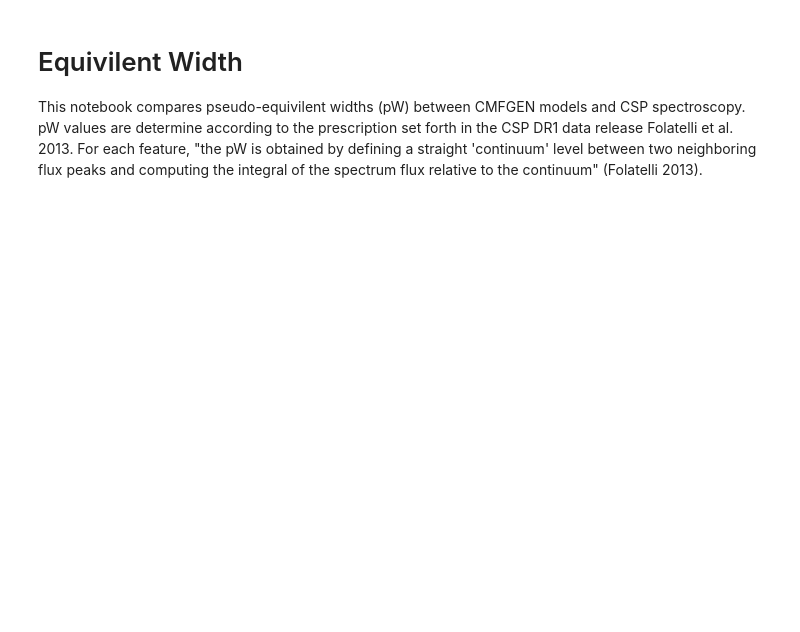
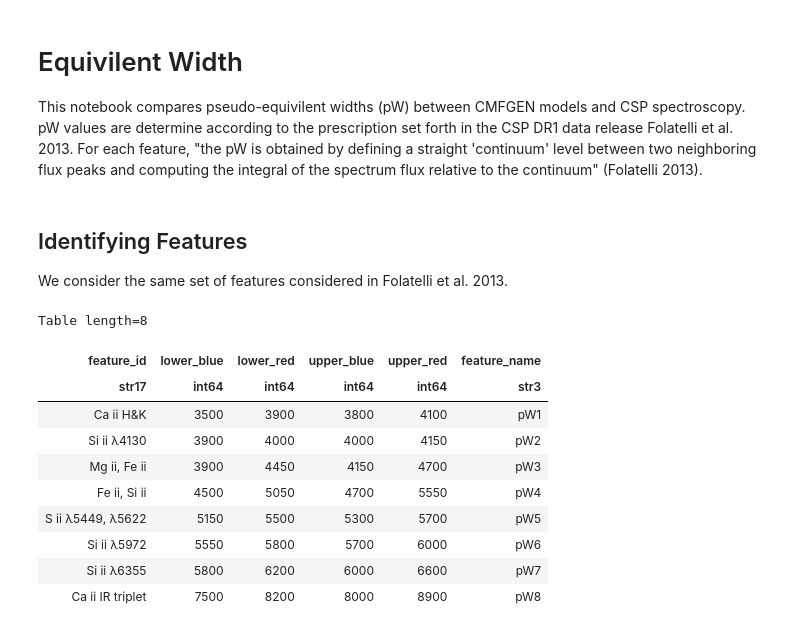
Before and after one commit to mwvgroup/csp-cmfgen, a Jupyter notebook: notebooks/equivalent_width.ipynb, the cells around one changed output. Drawn from its saved outputs; the diff is of its cells as text; code cells hidden in the pictures; blank space fills up the shorter version.

```diff
--- a/notebooks/equivalent_width.ipynb
+++ b/notebooks/equivalent_width.ipynb
@@ -31,6 +32,28 @@ m17 = sncosmo.Model(sncosmo.get_source('CMFGEN', version=1.7))
 model_list = [m102, m104, m14, m17]
 for model in model_list:
     model.add_effect(sncosmo.F99Dust(), 'ext', 'rest')
+# %% [markdown]
+## Identifying Features
+
+We consider the same set of features considered in Folatelli et al. 2013.
+# %%
+# Features are stored as a dict, but we display them as a
+# dictionary for easier mental parsing.
+feature_table = Table(list(ew.features.values()))
+feature_table ['feature_name'] = list(ew.features.keys())
+feature_table
+# %% [output]
+Table length=8
+| feature_id | lower_blue | lower_red | upper_blue | upper_red | feature_name |
+| str17 | int64 | int64 | int64 | int64 | str3 |
+| Ca ii H&K | 3500 | 3900 | 3800 | 4100 | pW1 |
+| Si ii λ4130 | 3900 | 4000 | 4000 | 4150 | pW2 |
+| Mg ii, Fe ii | 3900 | 4450 | 4150 | 4700 | pW3 |
+| Fe ii, Si ii | 4500 | 5050 | 4700 | 5550 | pW4 |
+| S ii λ5449, λ5622 | 5150 | 5500 | 5300 | 5700 | pW5 |
+| Si ii λ5972 | 5550 | 5800 | 5700 | 6000 | pW6 |
+| Si ii λ6355 | 5800 | 6200 | 6000 | 6600 | pW7 |
+| Ca ii IR triplet | 7500 | 8200 | 8000 | 8900 | pW8 |
 # %%
 def plot_spectra(obs_dates, wavelength, flux, **kwargs):
     """Plot spectra
```
Also changed, not shown: parts of 14 cells of this notebook, 1 other file.
